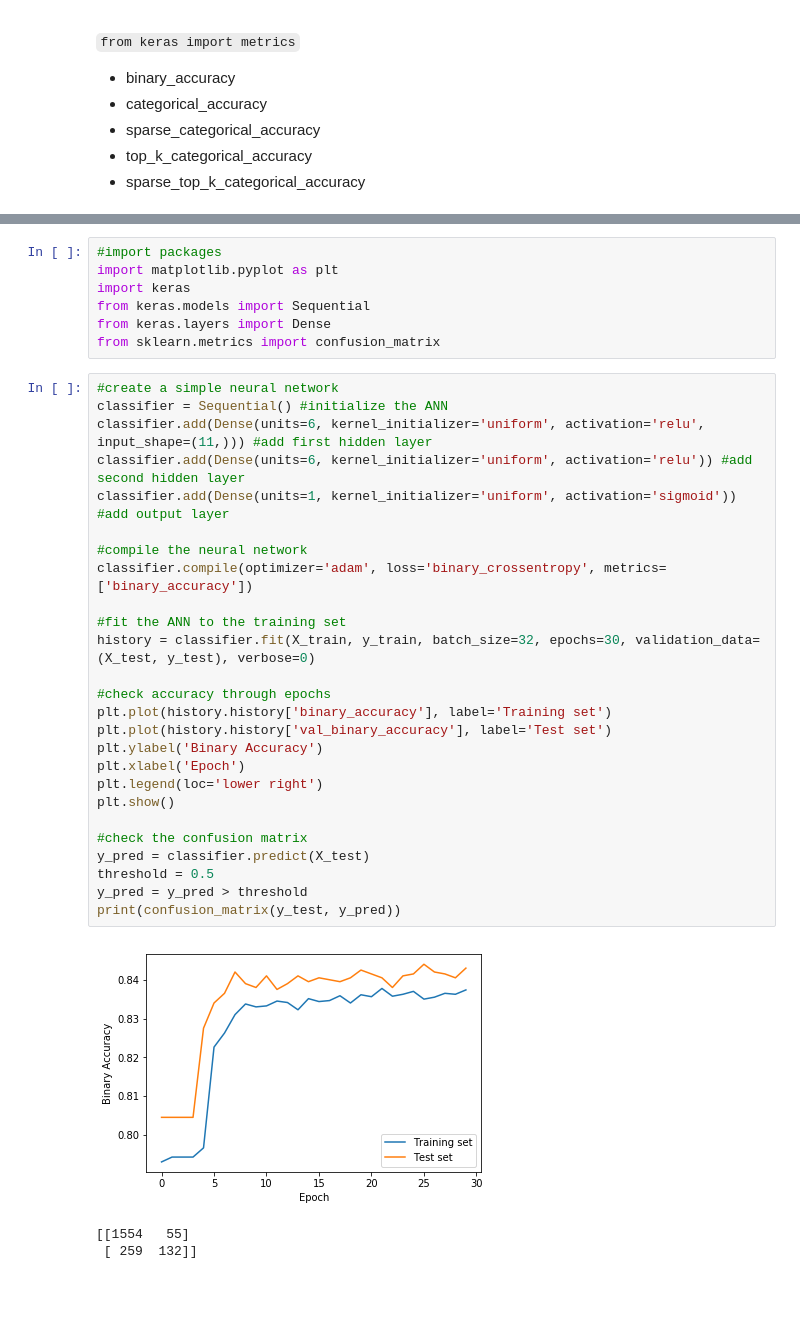
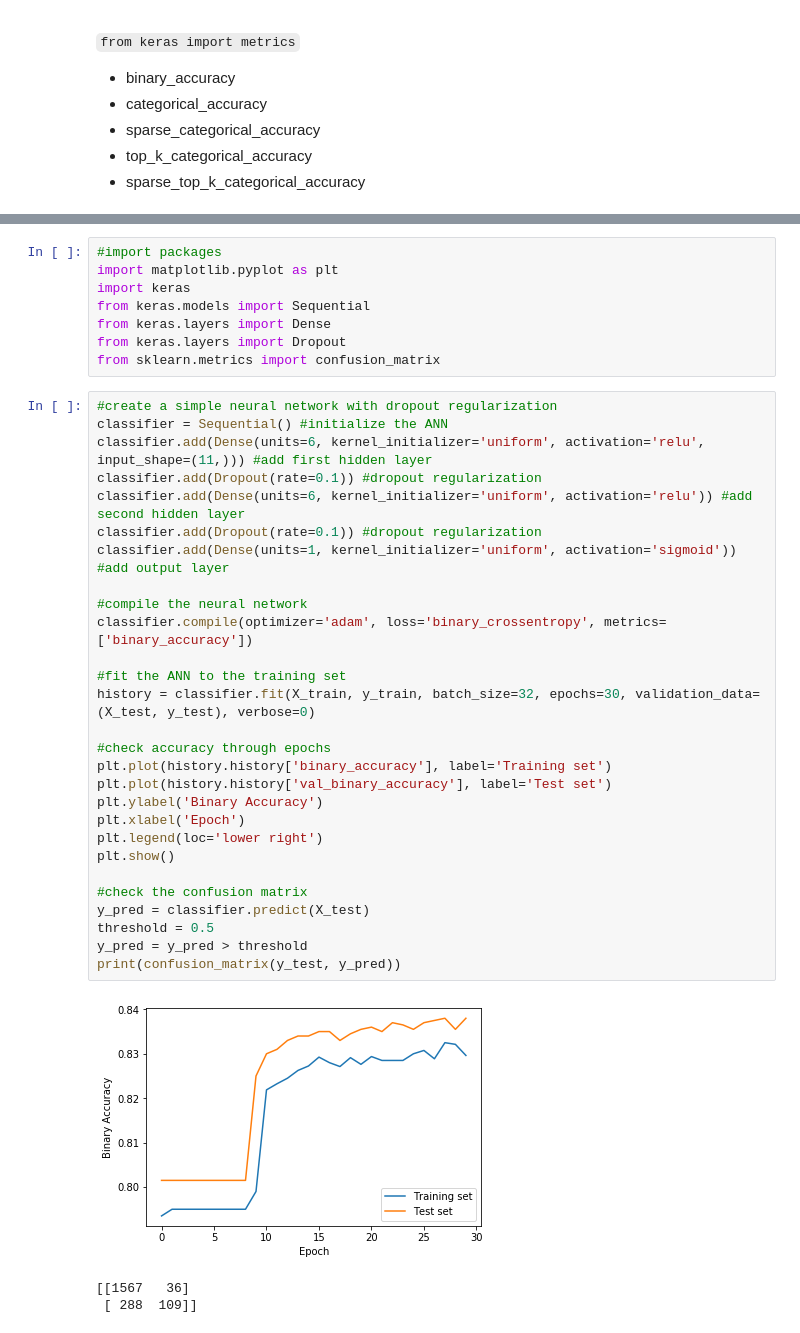
Before and after one commit to apcc-geoslegend/Deep-Learning, a Jupyter notebook: Artificial Neural Networks/Artificial Neural Networks.ipynb, the cells around one changed output, grey strips where cells are left out. Saved outputs shown, nothing was run; the diff lists cells and outputs as text; blank space fills up the shorter version.

```diff
--- a/Artificial Neural Networks/Artificial Neural Networks.ipynb
+++ b/Artificial Neural Networks/Artificial Neural Networks.ipynb
@@ -459,34 +459,37 @@ import matplotlib.pyplot as plt
 import keras
 from keras.models import Sequential
 from keras.layers import Dense
+from keras.layers import Dropout
 from sklearn.metrics import confusion_matrix
 # %%
-#create a simple neural network
+#create a simple neural network with dropout regularization
 classifier = Sequential() #initialize the ANN
 classifier.add(Dense(units=6, kernel_initializer='uniform', activation='relu', input_shape=(11,))) #add first hidden layer
+classifier.add(Dropout(rate=0.1)) #dropout regularization
 classifier.add(Dense(units=6, kernel_initializer='uniform', activation='relu')) #add second hidden layer
+classifier.add(Dropout(rate=0.1)) #dropout regularization
 classifier.add(Dense(units=1, kernel_initializer='uniform', activation='sigmoid')) #add output layer
 
 #compile the neural network
 classifier.compile(optimizer='adam', loss='binary_crossentropy', metrics=['binary_accuracy'])
 
 #fit the ANN to the training set
 history = classifier.fit(X_train, y_train, batch_size=32, epochs=30, validation_data=(X_test, y_test), verbose=0)
 
 #check accuracy through epochs
 plt.plot(history.history['binary_accuracy'], label='Training set')
 plt.plot(history.history['val_binary_accuracy'], label='Test set')
 plt.ylabel('Binary Accuracy')
 plt.xlabel('Epoch')
 plt.legend(loc='lower right')
 plt.show()
 
 #check the confusion matrix
 y_pred = classifier.predict(X_test)
 threshold = 0.5
 y_pred = y_pred > threshold
 print(confusion_matrix(y_test, y_pred))
 # %% [output]
-[figure, old version]
+[figure, new version]
-[[1554   55]
- [ 259  132]]
+[[1567   36]
+ [ 288  109]]
```
Also changed, not shown: parts of 20 cells of this notebook.
